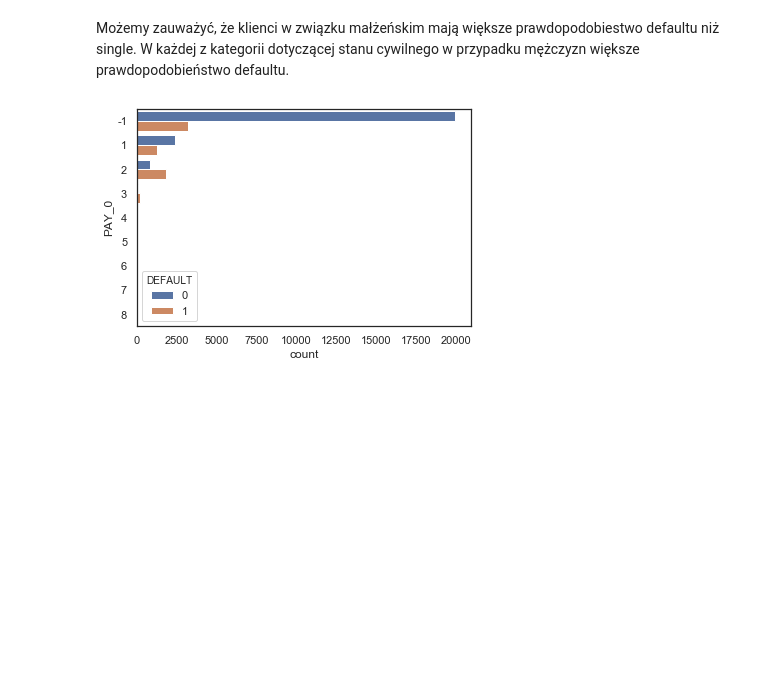
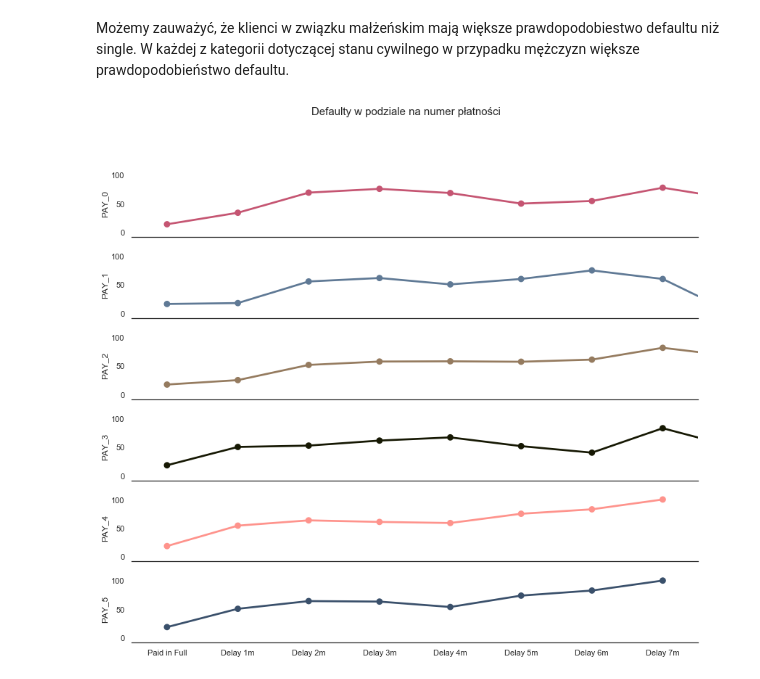
Before and after one commit to JakubPluta/Data-Science, a Jupyter notebook: Credit Approval/Credit Approvals.ipynb, the cells around one changed output. Saved outputs shown, nothing was run; the diff lists cells and outputs as text; code cells hidden in the pictures; blank space fills up the shorter version.

```diff
--- a/Credit Approval/Credit Approvals.ipynb
+++ b/Credit Approval/Credit Approvals.ipynb
@@ -443,9 +445,21 @@ plt.suptitle('Default w podziale na stan cywilny i płeć',fontsize=15);
 [figure]
 # %% [markdown]
 Możemy zauważyć, że klienci w związku małżeńskim mają większe prawdopodobiestwo defaultu niż single. W każdej z kategorii dotyczącej stanu cywilnego w przypadku mężczyzn większe prawdopodobieństwo defaultu.
-# %%
-ticks = ['Paid in Full','Delay 1m','Delay 2m'
-                     ,'Delay 3m','Delay 4m','Delay 5m','Delay 6m','Delay 7m','Delay 8m']
-p1 = sns.countplot(y="PAY_0", hue='DEFAULT', data=data)
-# %% [output]
-[figure, removed]
+# %%
+colors = ['#c55572','#5f7995','#957b5f','#161803','#FE938C','#3A506B']
+ticks = ['Paid in Full','Delay 1m','Delay 2m'
+                     ,'Delay 3m','Delay 4m','Delay 5m','Delay 6m','Delay 7m','Delay 8m']
+pays = ['PAY_1','PAY_2','PAY_3','PAY_4','PAY_5','PAY_6']
+
+f,ax = plt.subplots(6,1,figsize=(14,12),sharex=True,sharey=True)
+for i in range(0,6):
+    p1= sns.pointplot(x=pays[i], y='DEFAULT %', data=cross_pct(c1=pays[i], c2='DEFAULT').reset_index(),ax=ax[i],linewidth=3,color=colors[i])
+    p1.set_xticklabels(ticks)
+    plt.suptitle('Defaulty w podziale na numer płatności',fontsize=15);
+    annotate(p1)
+    sns.despine(left=True)
+    plt.xlabel('')
+    p1.set_xlabel('')
+    p1.set_ylabel(f'PAY_{i}')
+# %% [output]
+[figure, added]
```
Also changed, not shown: parts of 11 cells of this notebook.
